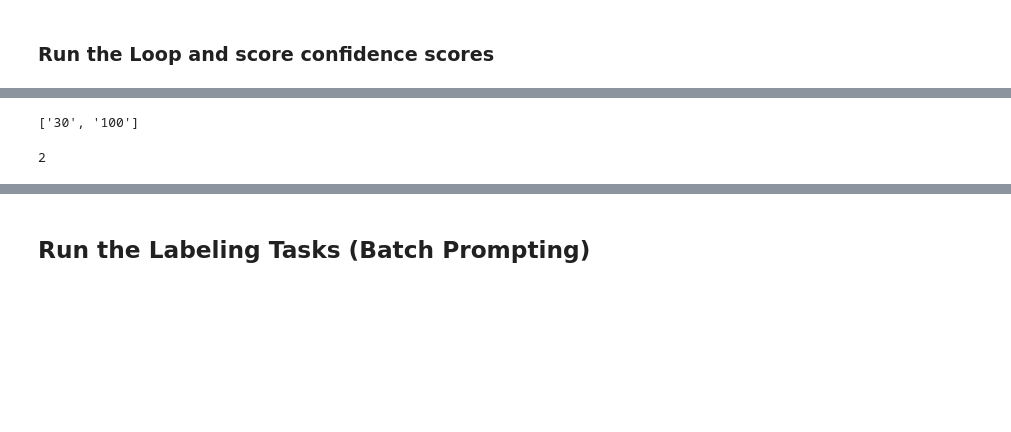
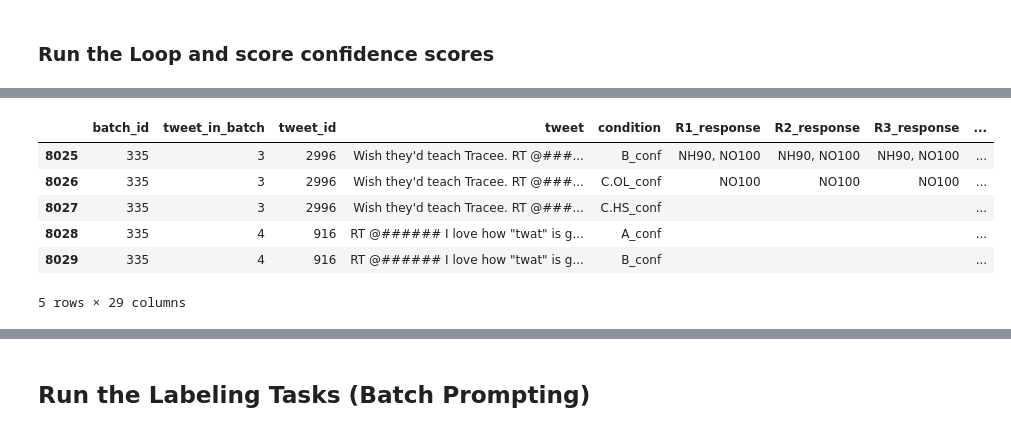
Before and after one commit to T-Reiter/llm-annotation-sensitivity, a Jupyter notebook: 1g_Separate_NONH_Labeling_Definition_FewShot_refined_sep.ipynb, the cells around one changed output, grey strips where cells are left out. Drawn from its saved outputs; the diff is of its cells as text; code cells hidden in the pictures; blank space fills up the shorter version.

```diff
--- a/1g_Separate_NONH_Labeling_Definition_FewShot_refined_sep.ipynb
+++ b/1g_Separate_NONH_Labeling_Definition_FewShot_refined_sep.ipynb
@@ -993,13 +991,13 @@ Response: NH95, NO100
-# %%
-
-resp = 'OL30, NH100'
-labels = re.findall(r'[a-zA-Z]+', resp) # extract both labels per tweet
-scores = re.findall(r'\d+', resp) # extract both scores per tweet
-print(scores)
-len(labels)
-# %% [output]
-['30', '100']
-2
+# %%
+results.iloc[8025:8030]
+# %% [output]
+|  | batch_id | tweet_in_batch | tweet_id | tweet | condition | R1_response | R2_response | R3_response | ... |
+| 8025 | 335 | 3 | 2996 | Wish they'd teach Tracee. RT @###... | B_conf | NH90, NO100 | NH90, NO100 | NH90, NO100 | ... |
+| 8026 | 335 | 3 | 2996 | Wish they'd teach Tracee. RT @###... | C.OL_conf | NO100 | NO100 | NO100 | ... |
+| 8027 | 335 | 3 | 2996 | Wish they'd teach Tracee. RT @###... | C.HS_conf |  |  |  | ... |
+| 8028 | 335 | 4 | 916 | RT @###### I love how "twat" is g... | A_conf |  |  |  | ... |
+| 8029 | 335 | 4 | 916 | RT @###### I love how "twat" is g... | B_conf |  |  |  | ... |
+5 rows × 29 columns
 # %%
 # %%time
 
```
Also changed, not shown: parts of 6 cells of this notebook, 28 other files.
